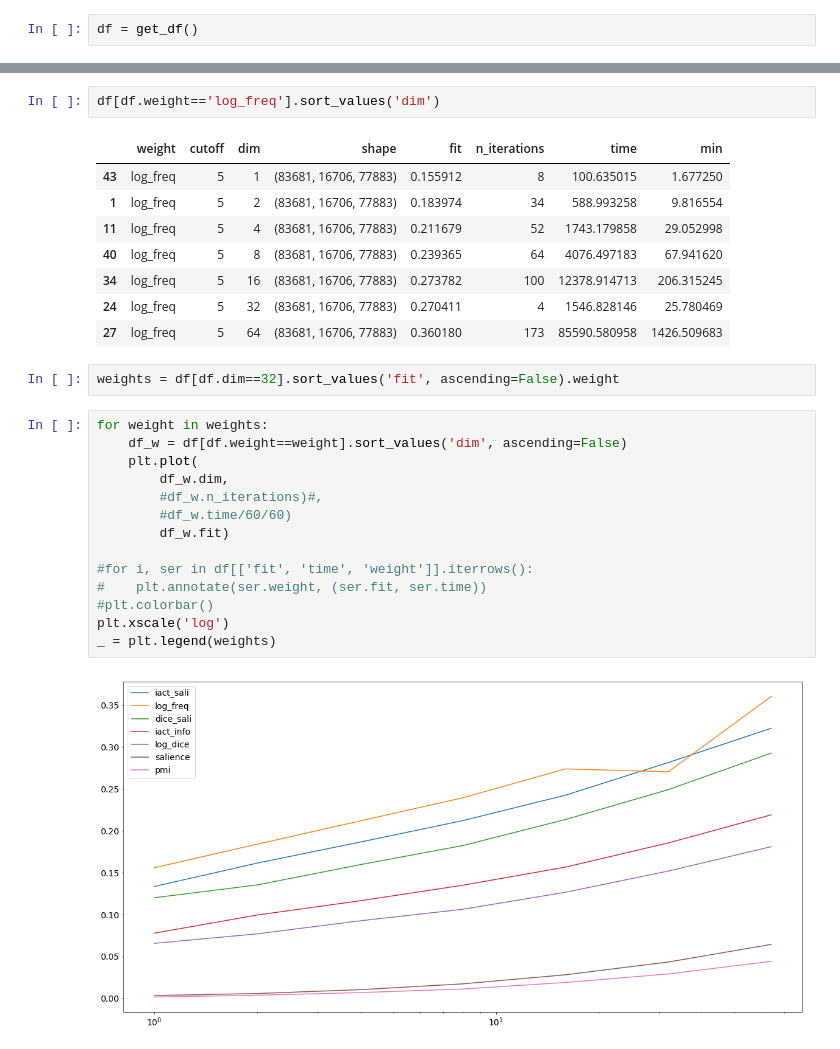
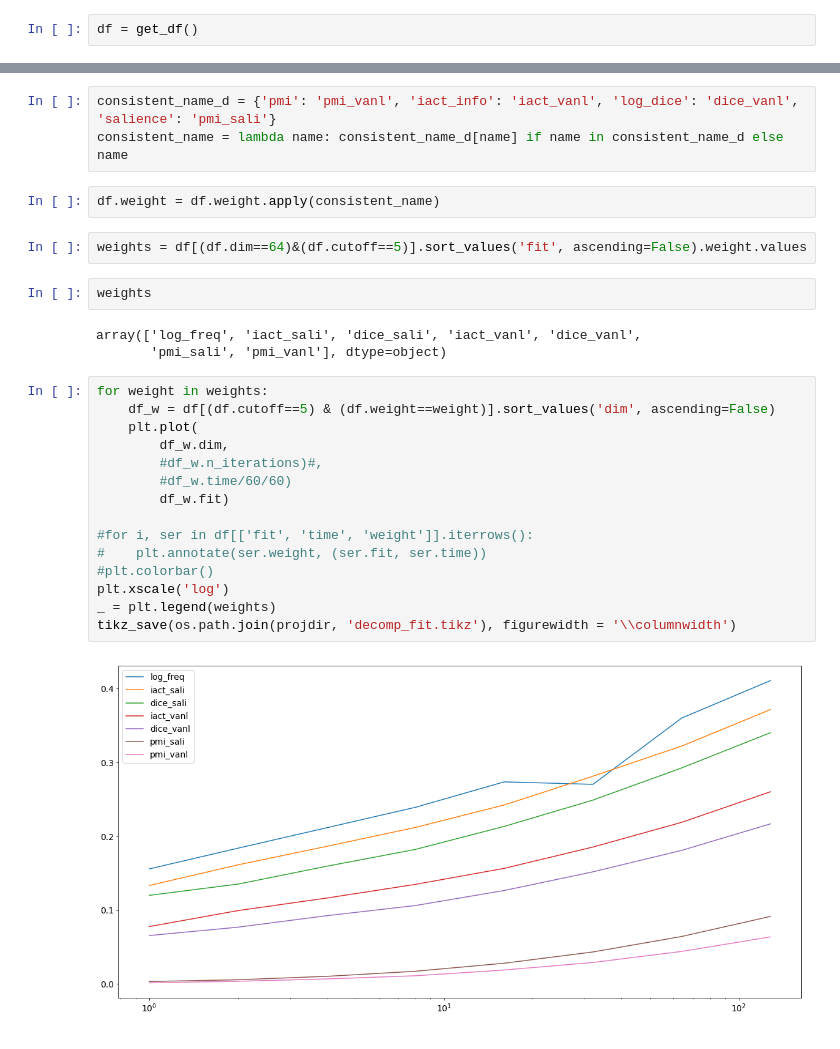
Before and after one commit to makrai/verb-tensor, a Jupyter notebook: show_exper.ipynb, the cells around one changed output, grey strips where cells are left out. Drawn from its saved outputs; the diff is of its cells as text.

Commit message:
Consistent names for assoc measures

```diff
--- a/show_exper.ipynb
+++ b/show_exper.ipynb
@@ -53,29 +65,29 @@ df = get_df()
+# %%
+consistent_name_d = {'pmi': 'pmi_vanl', 'iact_info': 'iact_vanl', 'log_dice': 'dice_vanl', 'salience': 'pmi_sali'}
+consistent_name = lambda name: consistent_name_d[name] if name in consistent_name_d else name
 # %%
-df[df.weight=='log_freq'].sort_values('dim')
+df.weight = df.weight.apply(consistent_name)
-# %% [output]
-|  | weight | cutoff | dim | shape | fit | n_iterations | time | min |
-| 43 | log_freq | 5 | 1 | (83681, 16706, 77883) | 0.155912 | 8 | 100.635015 | 1.677250 |
-| 1 | log_freq | 5 | 2 | (83681, 16706, 77883) | 0.183974 | 34 | 588.993258 | 9.816554 |
-| 11 | log_freq | 5 | 4 | (83681, 16706, 77883) | 0.211679 | 52 | 1743.179858 | 29.052998 |
-| 40 | log_freq | 5 | 8 | (83681, 16706, 77883) | 0.239365 | 64 | 4076.497183 | 67.941620 |
-| 34 | log_freq | 5 | 16 | (83681, 16706, 77883) | 0.273782 | 100 | 12378.914713 | 206.315245 |
-| 24 | log_freq | 5 | 32 | (83681, 16706, 77883) | 0.270411 | 4 | 1546.828146 | 25.780469 |
-| 27 | log_freq | 5 | 64 | (83681, 16706, 77883) | 0.360180 | 173 | 85590.580958 | 1426.509683 |
 # %%
-weights = df[df.dim==32].sort_values('fit', ascending=False).weight
+weights = df[(df.dim==64)&(df.cutoff==5)].sort_values('fit', ascending=False).weight.values
+# %%
+weights
+# %% [output]
+array(['log_freq', 'iact_sali', 'dice_sali', 'iact_vanl', 'dice_vanl',
+       'pmi_sali', 'pmi_vanl'], dtype=object)
 # %%
 for weight in weights:
-    df_w = df[df.weight==weight].sort_values('dim', ascending=False)
+    df_w = df[(df.cutoff==5) & (df.weight==weight)].sort_values('dim', ascending=False)
     plt.plot(
         df_w.dim,
         #df_w.n_iterations)#,
         #df_w.time/60/60)
         df_w.fit)
 
 #for i, ser in df[['fit', 'time', 'weight']].iterrows():
 #    plt.annotate(ser.weight, (ser.fit, ser.time))
 #plt.colorbar()
 plt.xscale('log')
 _ = plt.legend(weights)
+tikz_save(os.path.join(projdir, 'decomp_fit.tikz'), figurewidth = '\\columnwidth')
 # %% [output]
-[figure, old version]
+[figure, new version]
```
Also changed, not shown: parts of 3 cells of this notebook.
